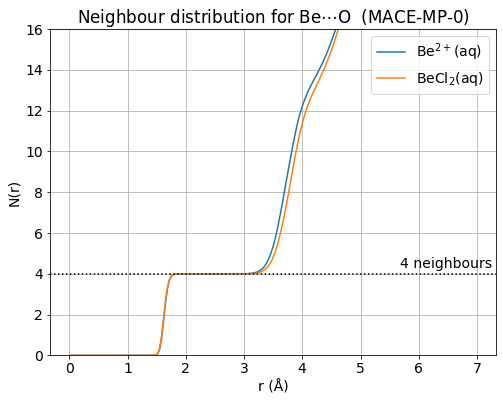
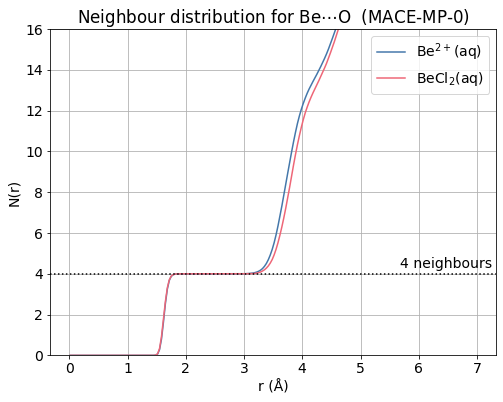
The notebook cell's code change between the first figure and the second:
--- before
+++ after
@@ -1,5 +1,5 @@
 fig, ax = plt.subplots(figsize=(8, 6))
 for key, data in MP0_rdf_data.items():
-    ax.plot(data['# Distance / pm']/100, data['  Integral'], label=key)
+    ax.plot(data['# Distance / pm']/100, data['  Integral'], color=colour_map[key], label=key)
 
 y = 4

Commit: Colours are now more systematic